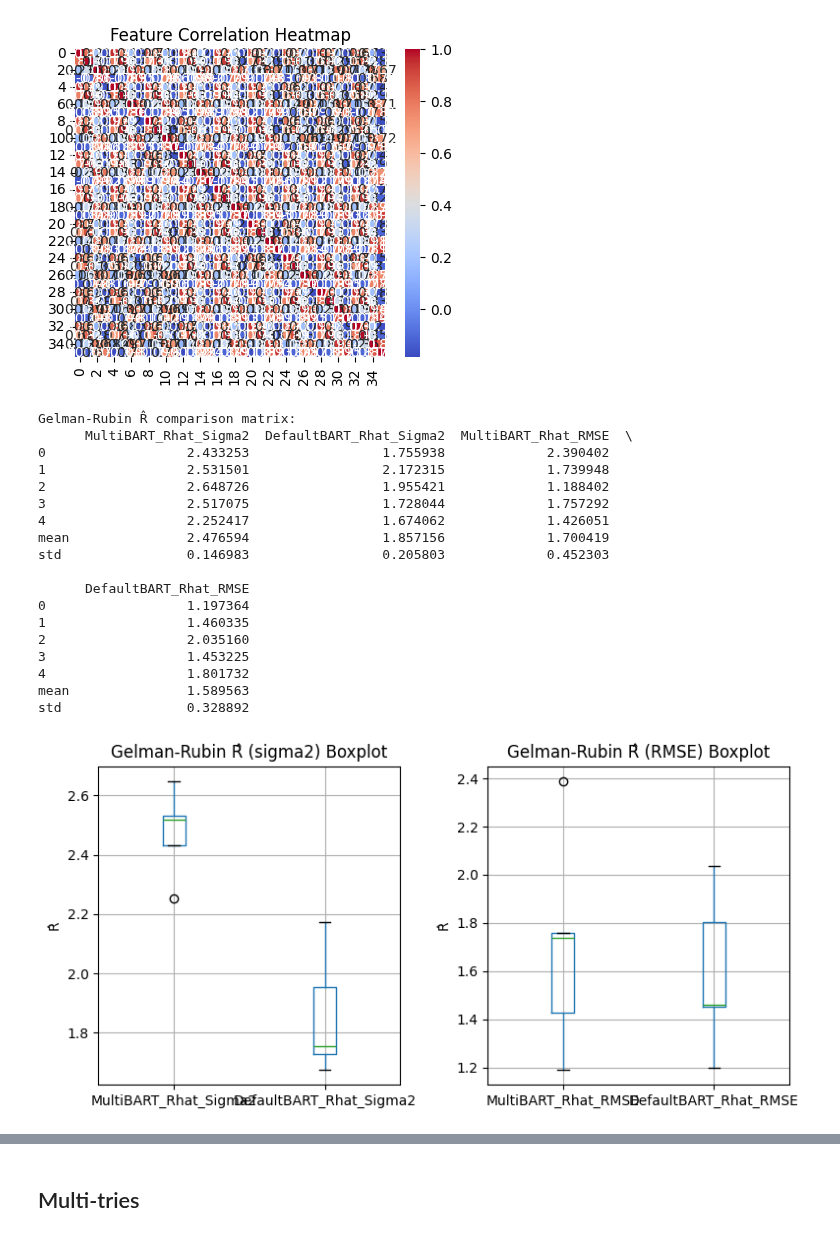
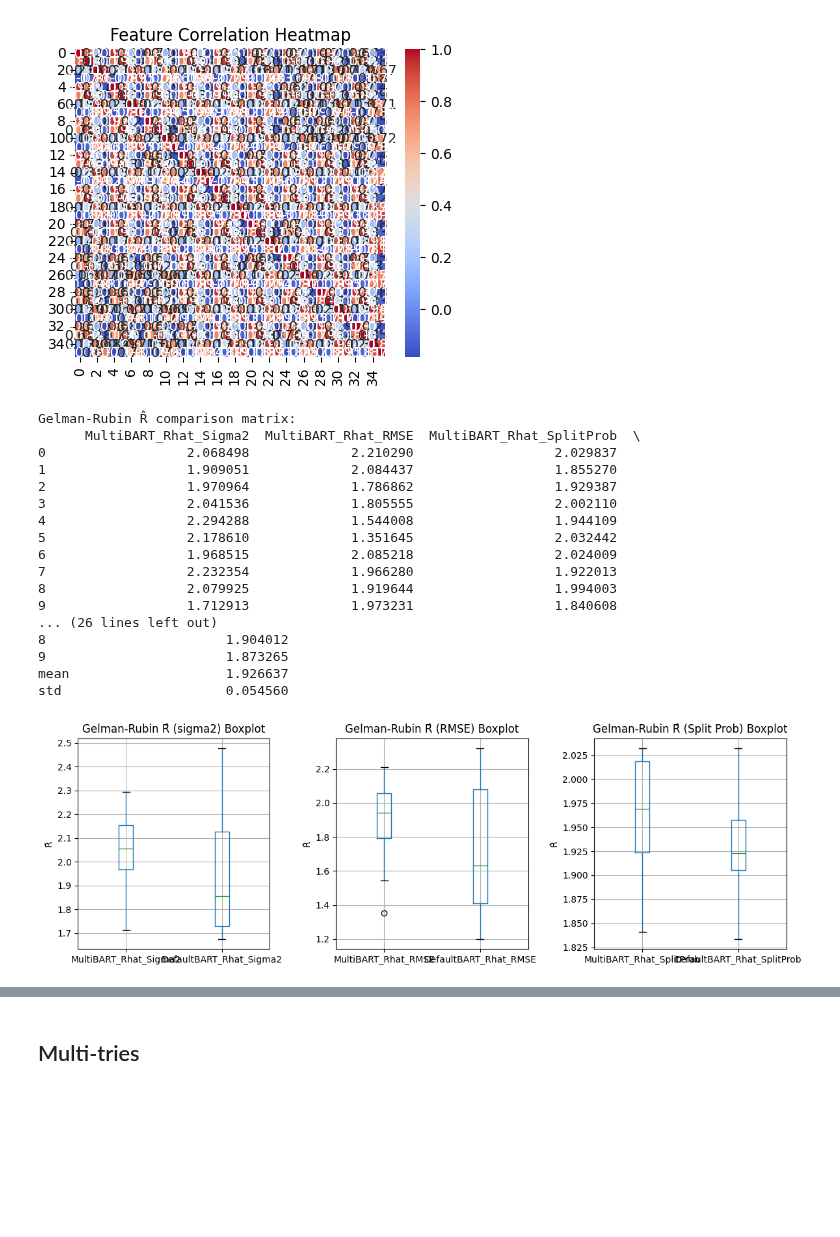
Before and after one commit to yanshuotan/bart-playground, a Jupyter notebook: benchmarks/mtmh_dir/real7_Satellite.ipynb, the cells around one changed output, grey strips where cells are left out. Saved outputs shown, nothing was run; the diff lists cells and outputs as text; code cells hidden in the pictures; blank space fills up the shorter version.

```diff
--- a/benchmarks/mtmh_dir/real7_Satellite.ipynb
+++ b/benchmarks/mtmh_dir/real7_Satellite.ipynb
@@ -55,7 +55,7 @@ plt.show()
 import comparison
 import pandas as pd
 
-rhat_df = comparison.gelman_rubin_r_compare(X, y, n_runs=5, n_chains=4, ndpost=1000, nskip=1000, n_trees=100, n_jobs=5)
+rhat_df = comparison.gelman_rubin_r_compare(X, y, n_runs=10, n_chains=4, ndpost=1000, nskip=1000, n_trees=100, n_jobs=-2)
 mean_row = pd.DataFrame([rhat_df.mean()], index=["mean"])
 std_row = pd.DataFrame([rhat_df.std()], index=["std"])
 rhat_df_with_stats = pd.concat([rhat_df, mean_row, std_row])
@@ -63,42 +63,46 @@ print("Gelman-Rubin R̂ comparison matrix:")
 print(rhat_df_with_stats)
 # %% [output]
 Gelman-Rubin R̂ comparison matrix:
-      MultiBART_Rhat_Sigma2  DefaultBART_Rhat_Sigma2  MultiBART_Rhat_RMSE  \
-0                  2.433253                 1.755938             2.390402
-1                  2.531501                 2.172315             1.739948
-2                  2.648726                 1.955421             1.188402
-3                  2.517075                 1.728044             1.757292
-4                  2.252417                 1.674062             1.426051
-mean               2.476594                 1.857156             1.700419
-std                0.146983                 0.205803             0.452303
-
-      DefaultBART_Rhat_RMSE
-0                  1.197364
-1                  1.460335
-2                  2.035160
-3                  1.453225
-4                  1.801732
-mean               1.589563
-std                0.328892
+      MultiBART_Rhat_Sigma2  MultiBART_Rhat_RMSE  MultiBART_Rhat_SplitProb  \
+0                  2.068498             2.210290                  2.029837
+1                  1.909051             2.084437                  1.855270
+2                  1.970964             1.786862                  1.929387
+3                  2.041536             1.805555                  2.002110
+4                  2.294288             1.544008                  1.944109
+5                  2.178610             1.351645                  2.032442
+6                  1.968515             2.085218                  2.024009
+7                  2.232354             1.966280                  1.922013
+8                  2.079925             1.919644                  1.994003
+9                  1.712913             1.973231                  1.840608
+... (26 lines left out)
+8                       1.904012
+9                       1.873265
+mean                    1.926637
+std                     0.054560
 # %%
 rhat_df.to_csv("results/real7_Satellite_rhat.csv", index=False)
 # %%
-fig, axes = plt.subplots(1, 2, figsize=(8, 4))
+fig, axes = plt.subplots(1, 3, figsize=(12, 4))
 
 # sigma2 boxplot
 rhat_df[["MultiBART_Rhat_Sigma2", "DefaultBART_Rhat_Sigma2"]].boxplot(ax=axes[0])
 axes[0].set_title("Gelman-Rubin R̂ (sigma2) Boxplot")
 axes[0].set_ylabel("R̂")
 
 # rmse boxplot
 rhat_df[["MultiBART_Rhat_RMSE", "DefaultBART_Rhat_RMSE"]].boxplot(ax=axes[1])
 axes[1].set_title("Gelman-Rubin R̂ (RMSE) Boxplot")
 axes[1].set_ylabel("R̂")
 
+# split prob boxplot
+rhat_df[["MultiBART_Rhat_SplitProb", "DefaultBART_Rhat_SplitProb"]].boxplot(ax=axes[2])
+axes[2].set_title("Gelman-Rubin R̂ (Split Prob) Boxplot")
+axes[2].set_ylabel("R̂")
+
 plt.tight_layout()
 plt.show()
 # %% [output]
-[figure, old version]
+[figure, new version]
 # %%
 import matplotlib.pyplot as plt
 import comparison
```
Also changed, not shown: parts of 2 cells of this notebook, 17 other files.
